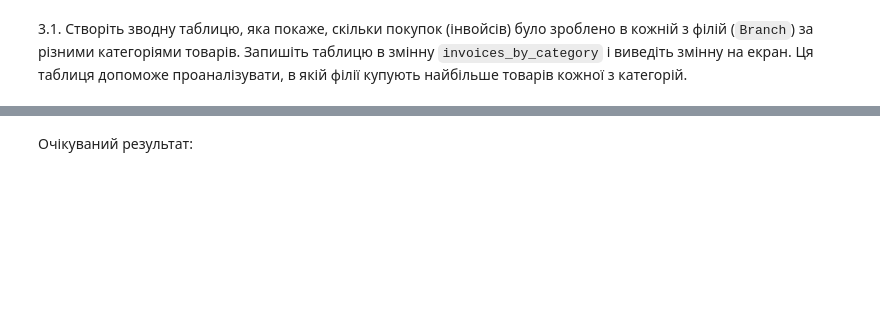
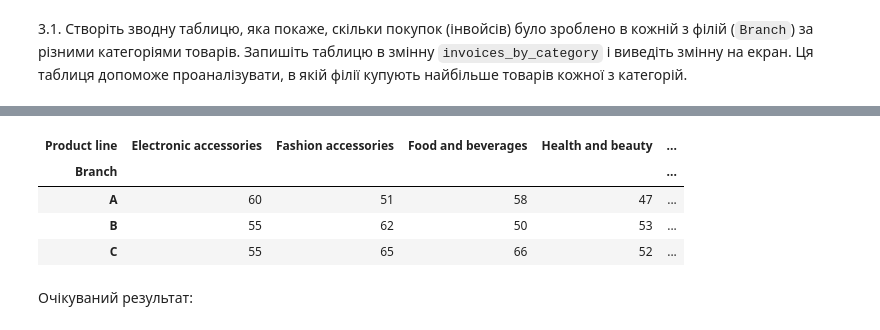
Before and after one commit to narvitp/Data-Analyst-Course, a Jupyter notebook: hw_10_4_apply,_groupby,_pivot_table.ipynb, the cells around one changed output, grey strips where cells are left out. Drawn from its saved outputs; the diff is of its cells as text; code cells hidden in the pictures; blank space fills up the shorter version.

```diff
--- a/hw_10_4_apply,_groupby,_pivot_table.ipynb
+++ b/hw_10_4_apply,_groupby,_pivot_table.ipynb
@@ -17,3 +53,12 @@
+# %%
+invoices_by_category = df.pivot_table(index='Branch', columns='Product line', values= 'Invoice ID', aggfunc= 'count' )
+invoices_by_category
+# %% [output]
+| Product line | Electronic accessories | Fashion accessories | Food and beverages | Health and beauty | ... |
+| Branch |  |  |  |  | ... |
+| A | 60 | 51 | 58 | 47 | ... |
+| B | 55 | 62 | 50 | 53 | ... |
+| C | 55 | 65 | 66 | 52 | ... |
 # %% [markdown]
 Очікуваний результат:
 # %% [markdown]
```
Also changed, not shown: parts of 19 cells of this notebook.
